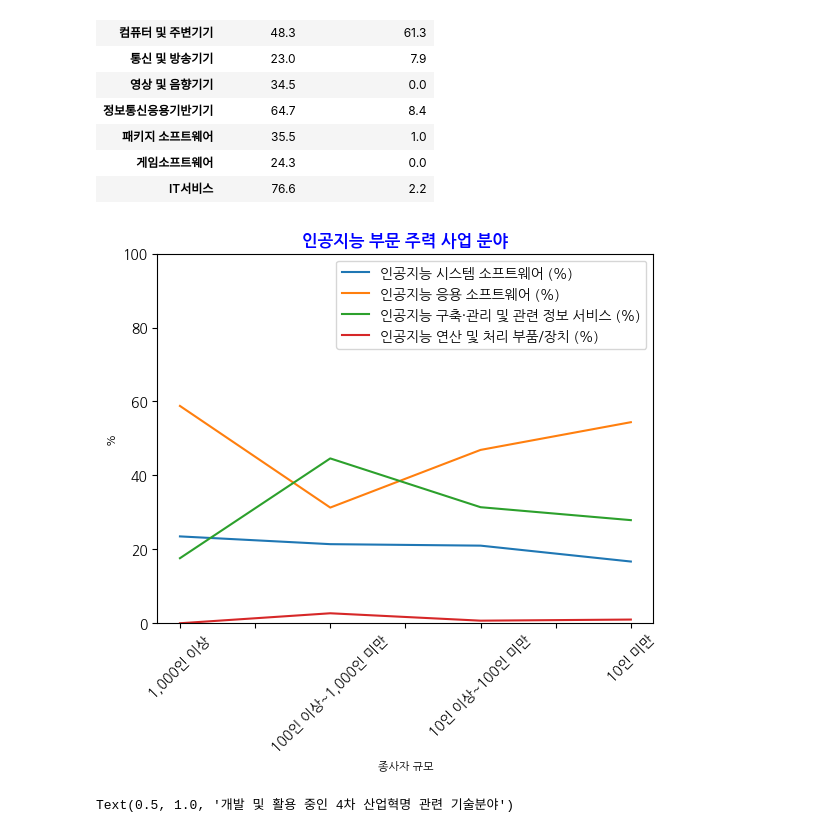
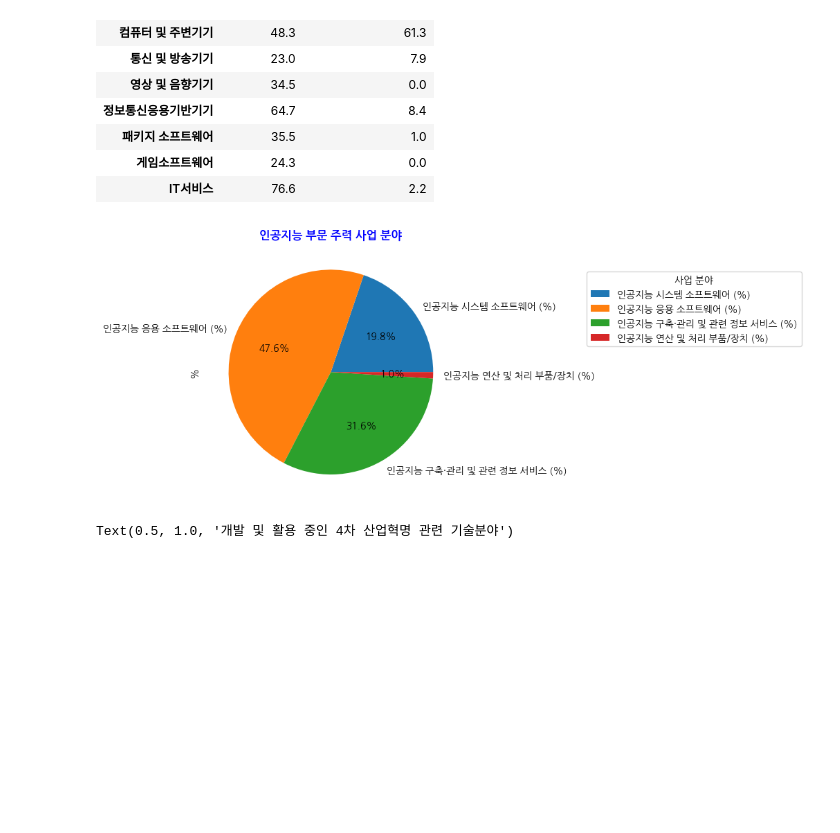
Before and after one commit to lyjddw/HW, a Jupyter notebook: AIsemiconductor.ipynb, the cells around one changed output. Saved outputs shown, nothing was run; the diff lists cells and outputs as text; code cells hidden in the pictures; blank space fills up the shorter version.

```diff
--- a/AIsemiconductor.ipynb
+++ b/AIsemiconductor.ipynb
@@ -43,8 +43,10 @@ bus
 | 3 | 10인 이상~100인 미만 | 1112 | 21.0 | 46.9 | 31.4 | 0.7 | ... |
 | 4 | 10인 미만 | 558 | 16.7 | 54.4 | 27.9 | 1.0 | ... |
 # %%
-bus=bus.loc[1:4]
-bus=bus.drop([bus.columns[0], bus.columns[1], bus.columns[6], bus.columns[7], bus.columns[8], bus.columns[9], bus.columns[10]], axis=1)
-bus.rename(index={1: "1,000인 이상", 2: "100인 이상~1,000인 미만", 3: "10인 이상~100인 미만", 4: "10인 미만"}, inplace=True)
+bus= bus.loc[0:0]
+bus= bus.drop([bus.columns[0], bus.columns[1], bus.columns[6], bus.columns[7], bus.columns[8], bus.columns[9], bus.columns[10]], axis=1)
+bus.rename(index= {0: '%'}, inplace=True)
+bus = bus.transpose()
+
 bus
 # %% [output]
@@ -95,20 +97,15 @@ tech
 # %%
 import matplotlib
 import matplotlib.pyplot as plt
 
-bus.plot()
-
-plt.xlabel('종사자 규모', size= 8)
-plt.ylabel('%', size= 8)
-
-plt.xticks(rotation= 45)
-plt.ylim([0, 100])
+bus.plot.pie(subplots = True, autopct= '%.1f%%')
+plt.legend(loc= (1.5, 0.6), title= '사업 분야')
 
 plt.title('인공지능 부문 주력 사업 분야', color= 'blue', fontweight= 'bold')
 
 plt.show()
 # %% [output]
-[figure, old version]
+[figure, new version]
 # %%
 import matplotlib
 import matplotlib.pyplot as plt
```
Also changed, not shown: parts of 2 cells of this notebook.
